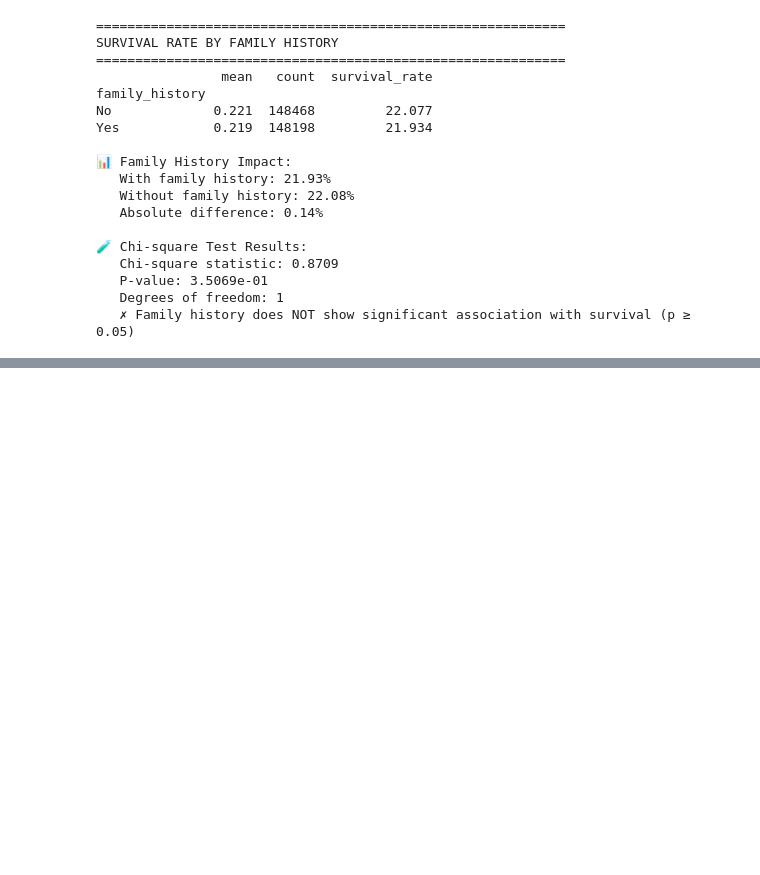
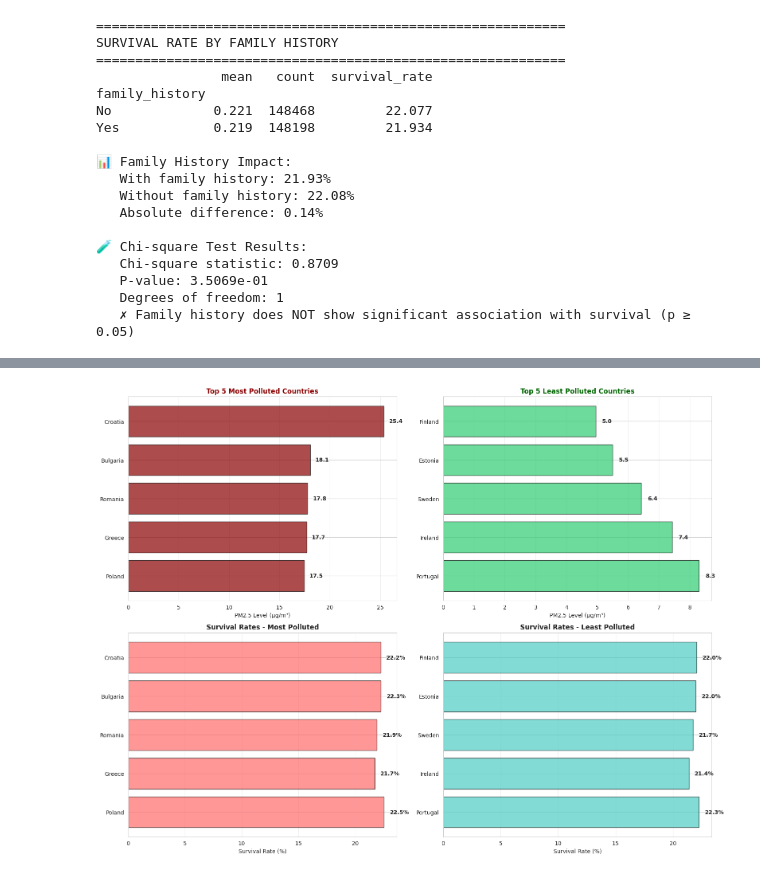
Before and after one commit to Sanaullah-Turab/global-lung-cancer-analysis, a Jupyter notebook: notebooks/LungCancer-Analysis.ipynb, the cells around one changed output, grey strips where cells are left out. Drawn from its saved outputs; the diff is of its cells as text; code cells hidden in the pictures; blank space fills up the shorter version.

```diff
--- a/notebooks/LungCancer-Analysis.ipynb
+++ b/notebooks/LungCancer-Analysis.ipynb
@@ -1517,0 +1876,100 @@ Yes            0.219  148198         21.934
+# %%
+# 11.5 Top and Bottom Countries Comparison
+# Get top 5 most polluted and least polluted countries
+top5_polluted = merged_data.nlargest(5, 'avg_pollution')[['country', 'avg_pollution', 'survival_rate',
+                                                            'patient_count', 'smoker_percentage']]
+bottom5_polluted = merged_data.nsmallest(5, 'avg_pollution')[['country', 'avg_pollution', 'survival_rate',
+                                                                'patient_count', 'smoker_percentage']]
+
+# Visualization - Side by side comparison
+fig, axes = plt.subplots(2, 2, figsize=(16, 12))
+
+# Top left: Most polluted countries - pollution levels
+axes[0, 0].barh(range(len(top5_polluted)), top5_polluted['avg_pollution'].values,
+                color='#8b0000', edgecolor='black', alpha=0.7)
+axes[0, 0].set_yticks(range(len(top5_polluted)))
+axes[0, 0].set_yticklabels(top5_polluted['country'].values)
+axes[0, 0].set_xlabel('PM2.5 Level (μg/m³)', fontsize=10)
+axes[0, 0].set_title('Top 5 Most Polluted Countries', fontsize=12, fontweight='bold', color='darkred')
+axes[0, 0].invert_yaxis()
+axes[0, 0].grid(axis='x', alpha=0.3)
+for i, v in enumerate(top5_polluted['avg_pollution'].values):
+    axes[0, 0].text(v + 0.5, i, f'{v:.1f}', va='center', fontweight='bold')
+
+# Top right: Least polluted countries - pollution levels
+axes[0, 1].barh(range(len(bottom5_polluted)), bottom5_polluted['avg_pollution'].values,
+                color='#2ecc71', edgecolor='black', alpha=0.7)
+axes[0, 1].set_yticks(range(len(bottom5_polluted)))
+axes[0, 1].set_yticklabels(bottom5_polluted['country'].values)
+axes[0, 1].set_xlabel('PM2.5 Level (μg/m³)', fontsize=10)
+axes[0, 1].set_title('Top 5 Least Polluted Countries', fontsize=12, fontweight='bold', color='darkgreen')
+axes[0, 1].invert_yaxis()
+axes[0, 1].grid(axis='x', alpha=0.3)
+for i, v in enumerate(bottom5_polluted['avg_pollution'].values):
+    axes[0, 1].text(v + 0.2, i, f'{v:.1f}', va='center', fontweight='bold')
+
+# Bottom left: Most polluted - survival rates
+axes[1, 0].barh(range(len(top5_polluted)), top5_polluted['survival_rate'].values,
+                color='#ff6b6b', edgecolor='black', alpha=0.7)
+axes[1, 0].set_yticks(range(len(top5_polluted)))
+axes[1, 0].set_yticklabels(top5_polluted['country'].values)
+axes[1, 0].set_xlabel('Survival Rate (%)', fontsize=10)
+axes[1, 0].set_title('Survival Rates - Most Polluted', fontsize=12, fontweight='bold')
+axes[1, 0].invert_yaxis()
+axes[1, 0].grid(axis='x', alpha=0.3)
+for i, v in enumerate(top5_polluted['survival_rate'].values):
+    axes[1, 0].text(v + 0.5, i, f'{v:.1f}%', va='center', fontweight='bold')
+
+# Bottom right: Least polluted - survival rates
+axes[1, 1].barh(range(len(bottom5_polluted)), bottom5_polluted['survival_rate'].values,
+                color='#4ecdc4', edgecolor='black', alpha=0.7)
+axes[1, 1].set_yticks(range(len(bottom5_polluted)))
+axes[1, 1].set_yticklabels(bottom5_polluted['country'].values)
+axes[1, 1].set_xlabel('Survival Rate (%)', fontsize=10)
+axes[1, 1].set_title('Survival Rates - Least Polluted', fontsize=12, fontweight='bold')
+axes[1, 1].invert_yaxis()
+axes[1, 1].grid(axis='x', alpha=0.3)
+for i, v in enumerate(bottom5_polluted['survival_rate'].values):
+    axes[1, 1].text(v + 0.5, i, f'{v:.1f}%', va='center', fontweight='bold')
+
+plt.tight_layout()
+plt.show()
+
+print("\n" + "="*70)
+print("TOP 5 MOST POLLUTED COUNTRIES")
+print("="*70)
+print(top5_polluted.to_string(index=False))
+
+print("\n" + "="*70)
+print("TOP 5 LEAST POLLUTED COUNTRIES")
+print("="*70)
+print(bottom5_polluted.to_string(index=False))
+
+# Comparative statistics
+print("\n" + "="*70)
+print("COMPARATIVE ANALYSIS")
+print("="*70)
+print(f"\nMost Polluted (Top 5):")
+print(f"  Average pollution: {top5_polluted['avg_pollution'].mean():.2f} μg/m³")
+print(f"  Average survival rate: {top5_polluted['survival_rate'].mean():.2f}%")
+print(f"  Average smoker %: {top5_polluted['smoker_percentage'].mean():.2f}%")
+print(f"  Total patients: {top5_polluted['patient_count'].sum():,}")
+
+print(f"\nLeast Polluted (Top 5):")
+print(f"  Average pollution: {bottom5_polluted['avg_pollution'].mean():.2f} μg/m³")
+print(f"  Average survival rate: {bottom5_polluted['survival_rate'].mean():.2f}%")
+print(f"  Average smoker %: {bottom5_polluted['smoker_percentage'].mean():.2f}%")
+print(f"  Total patients: {bottom5_polluted['patient_count'].sum():,}")
+
+pollution_diff = top5_polluted['avg_pollution'].mean() - bottom5_polluted['avg_pollution'].mean()
+survival_diff = top5_polluted['survival_rate'].mean() - bottom5_polluted['survival_rate'].mean()
+
+print(f"\n📊 Key Differences:")
+print(f"   Pollution difference: {pollution_diff:.2f} μg/m³")
+print(f"   Survival rate difference: {survival_diff:+.2f}%")
+if survival_diff < 0:
+    print(f"   → Most polluted countries have {abs(survival_diff):.2f}% LOWER survival rates")
+else:
+    print(f"   → Most polluted countries have {survival_diff:.2f}% HIGHER survival rates")
+# %% [output]
+[figure, added]
```
Also changed, not shown: parts of 13 cells of this notebook.
